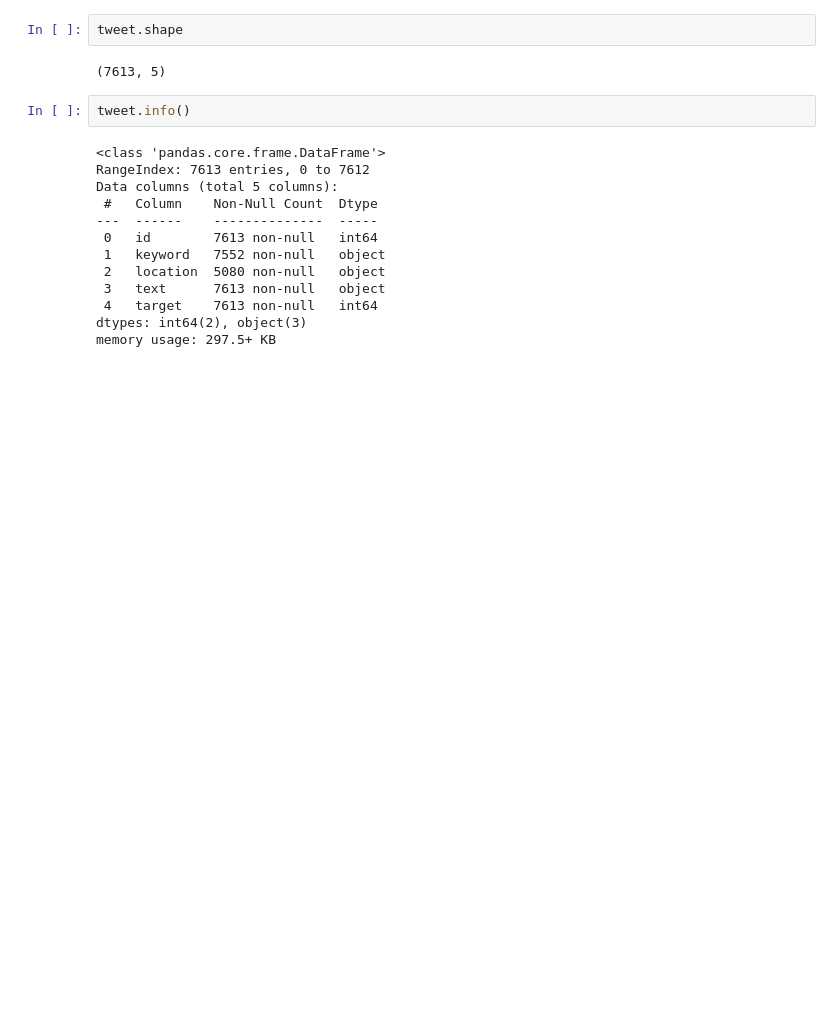
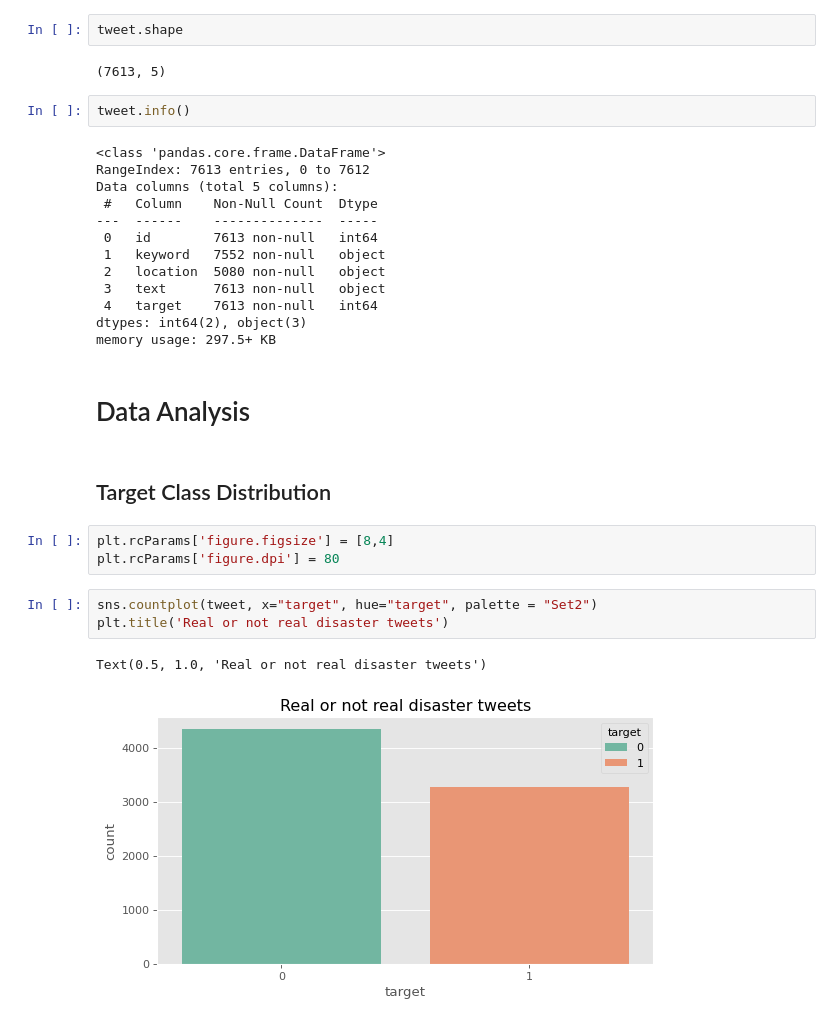
Before and after one commit to bbhargava/Bert_Basic_Movie_review, a Jupyter notebook: Disaster_Tweet_Classification.ipynb, the cells around one changed output. Drawn from its saved outputs; the diff is of its cells as text; blank space fills up the shorter version.

Commit message:
Data analysis

```diff
--- a/Disaster_Tweet_Classification.ipynb
+++ b/Disaster_Tweet_Classification.ipynb
@@ -52,3 +52,16 @@ Data columns (total 5 columns):
  4   target    7613 non-null   int64
 dtypes: int64(2), object(3)
 memory usage: 297.5+ KB
+# %% [markdown]
+# Data Analysis
+# %% [markdown]
+## Target Class Distribution
+# %%
+plt.rcParams['figure.figsize'] = [8,4]
+plt.rcParams['figure.dpi'] = 80
+# %%
+sns.countplot(tweet, x="target", hue="target", palette = "Set2")
+plt.title('Real or not real disaster tweets')
+# %% [output]
+Text(0.5, 1.0, 'Real or not real disaster tweets')
+[figure, added]
```
Also changed, not shown: parts of 2 cells of this notebook.
